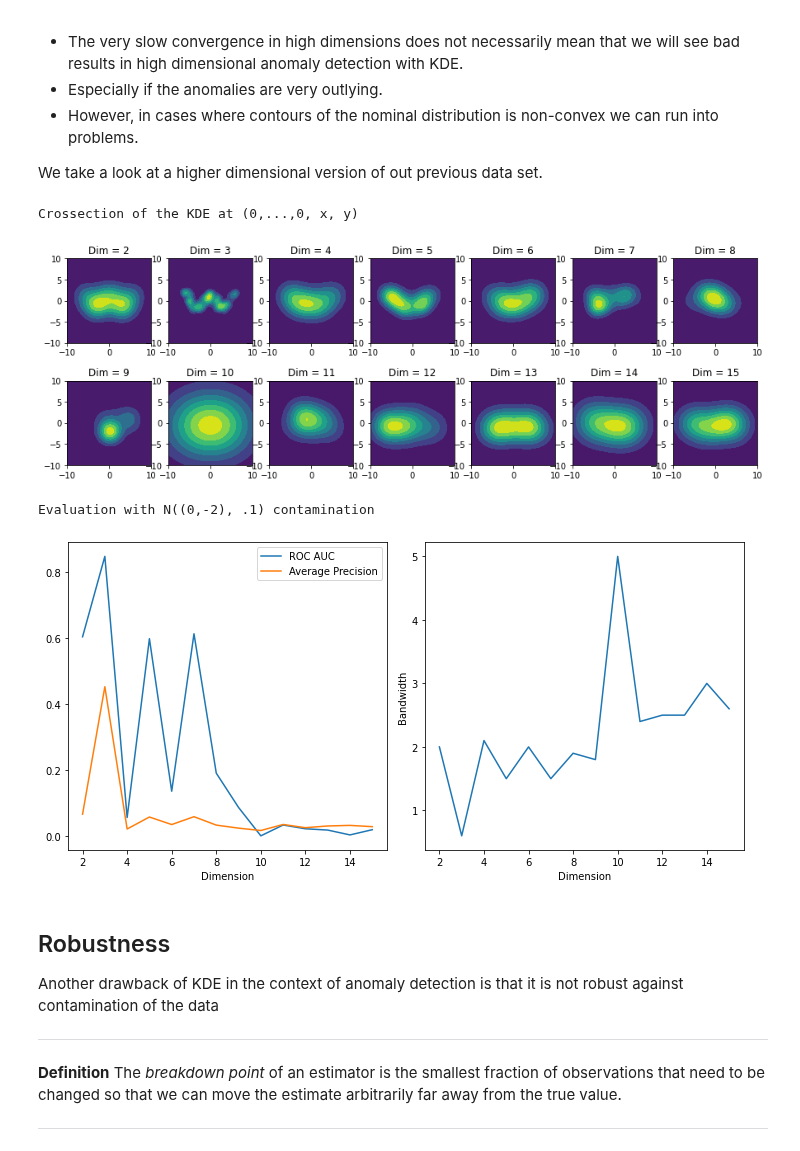
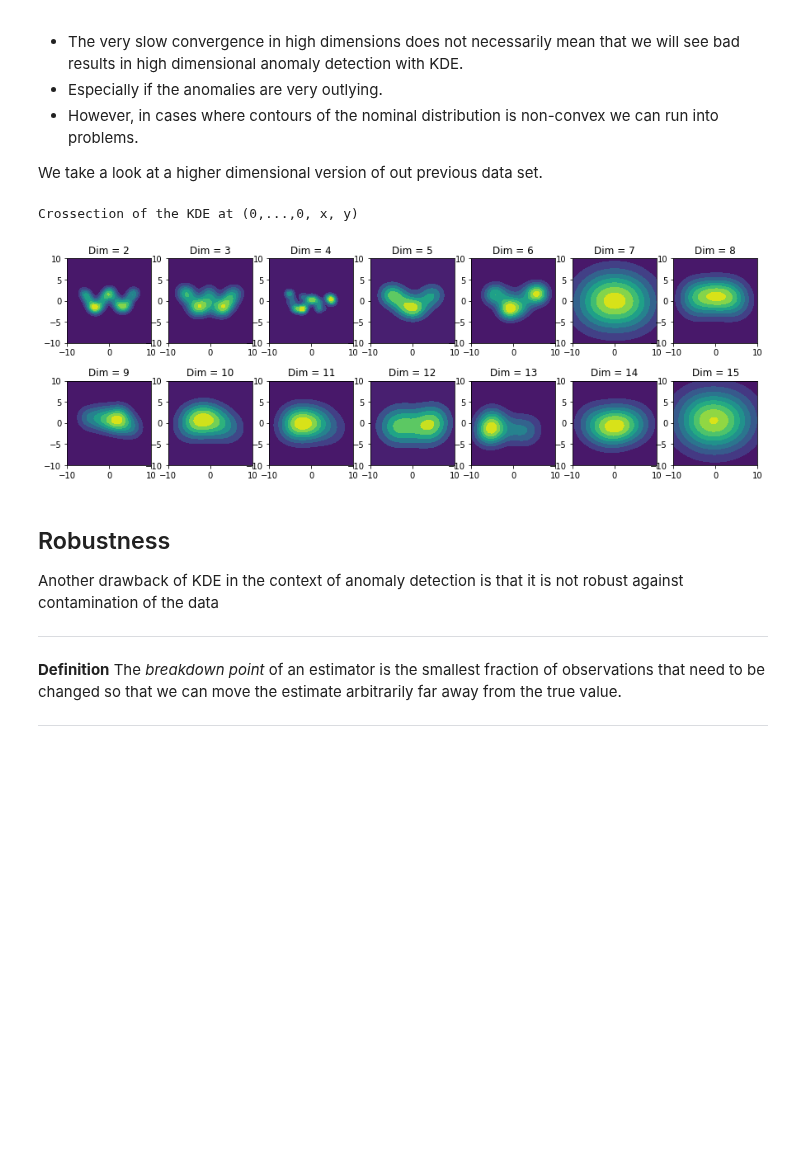
Before and after one commit to aai-institute/tfl-training-practical-anomaly-detection, a Jupyter notebook: notebooks/anomaly_detection_approaches.ipynb, the cells around one changed output. Drawn from its saved outputs; the diff is of its cells as text; code cells hidden in the pictures; blank space fills up the shorter version.

Commit message:
minor fix in plot

```diff
--- a/notebooks/anomaly_detection_approaches.ipynb
+++ b/notebooks/anomaly_detection_approaches.ipynb
@@ -352,7 +352,7 @@ dists = create_distributions(dim=3)
 distribution_with_anomalies = contamination(
     nominal=dists['Sinusoidal'],
     anomaly=dists['Blob'],
-    p=.02
+    p=0.01
 )
 
 sample = distribution_with_anomalies.sample(500)
@@ -382,7 +382,7 @@ for d in tqdm(dims):
     distribution_with_anomalies = contamination(
         nominal=dists['Sinusoidal'],
         anomaly=dists['Blob'],
-        p=.05
+        p=0
     )
 
     # Train on clean data
@@ -401,46 +401,29 @@ for d in tqdm(dims):
 
     test_scores = -kde.score_samples(X_test)
     test_scores = np.where(test_scores == np.inf, np.max(test_scores[np.isfinite(test_scores)])+1, test_scores)
-
-    rocs.append(roc_auc_score(y_test, test_scores))
-    auprs.append(average_precision_score(y_test, test_scores))
 # %%
 # Plot cross section of pdf
 fig, axes = plt.subplots(nrows=2, ncols=7, figsize=(15, 5))
 for d, axis in tqdm(list(zip(kdes, axes.flatten()))):
 
     params, kde = kdes[d]
 
     lin = np.linspace(-10, 10, 50)
     grid_points = list(it.product(*([[0]]*(d-2)), lin, lin))
     ys, xs = np.meshgrid(lin, lin)
     # The score function of sklearn returns log-densities
     scores = np.exp(kde.score_samples(grid_points)).reshape(50, 50)
     colormesh = axis.contourf(xs, ys, scores)
     axis.set_title("Dim = {}".format(d))
     axis.set_aspect('equal')
 
 
 # Plot evaluation
 print('Crossection of the KDE at (0,...,0, x, y)')
 plt.show()
-
-_, axes = plt.subplots(ncols=2, figsize=(10, 5))
-print('Evaluation with N((0,-2), .1) contamination')
-axes[0].plot(dims, rocs)
-axes[0].plot(dims, auprs)
-axes[0].legend(labels=['ROC AUC', 'Average Precision'])
-axes[0].set_xlabel("Dimension")
-axes[1].plot(dims, bandwidths)
-axes[1].set_xlabel("Dimension")
-axes[1].set_ylabel("Bandwidth")
-plt.tight_layout()
-plt.show()
 # %% [output]
 Crossection of the KDE at (0,...,0, x, y)
-[figure, old version]
+[figure, new version]
-Evaluation with N((0,-2), .1) contamination
-[figure, removed]
 # %% [markdown]
 ## Robustness
 Another drawback of KDE in the context of anomaly detection is that it is not robust against contamination of the data
```
Also changed, not shown: parts of 9 cells of this notebook, 1 other file.
